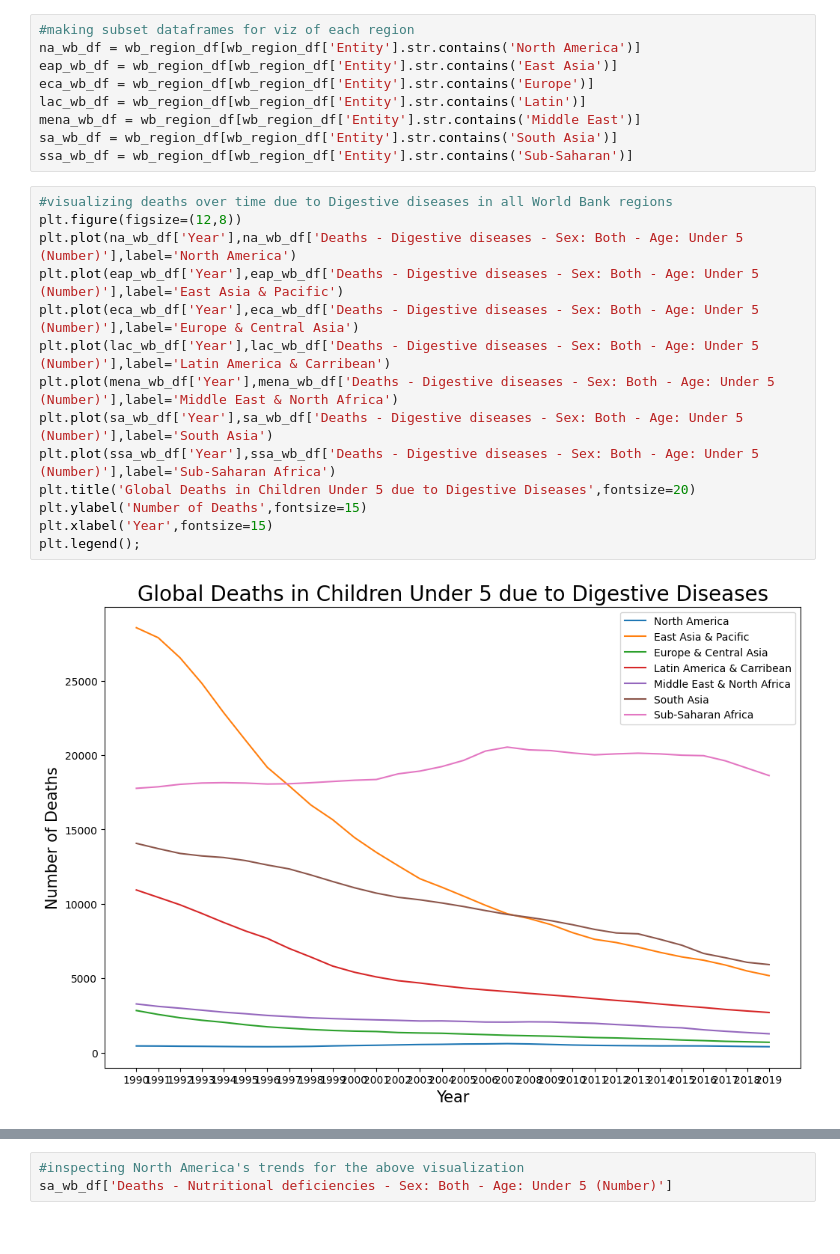
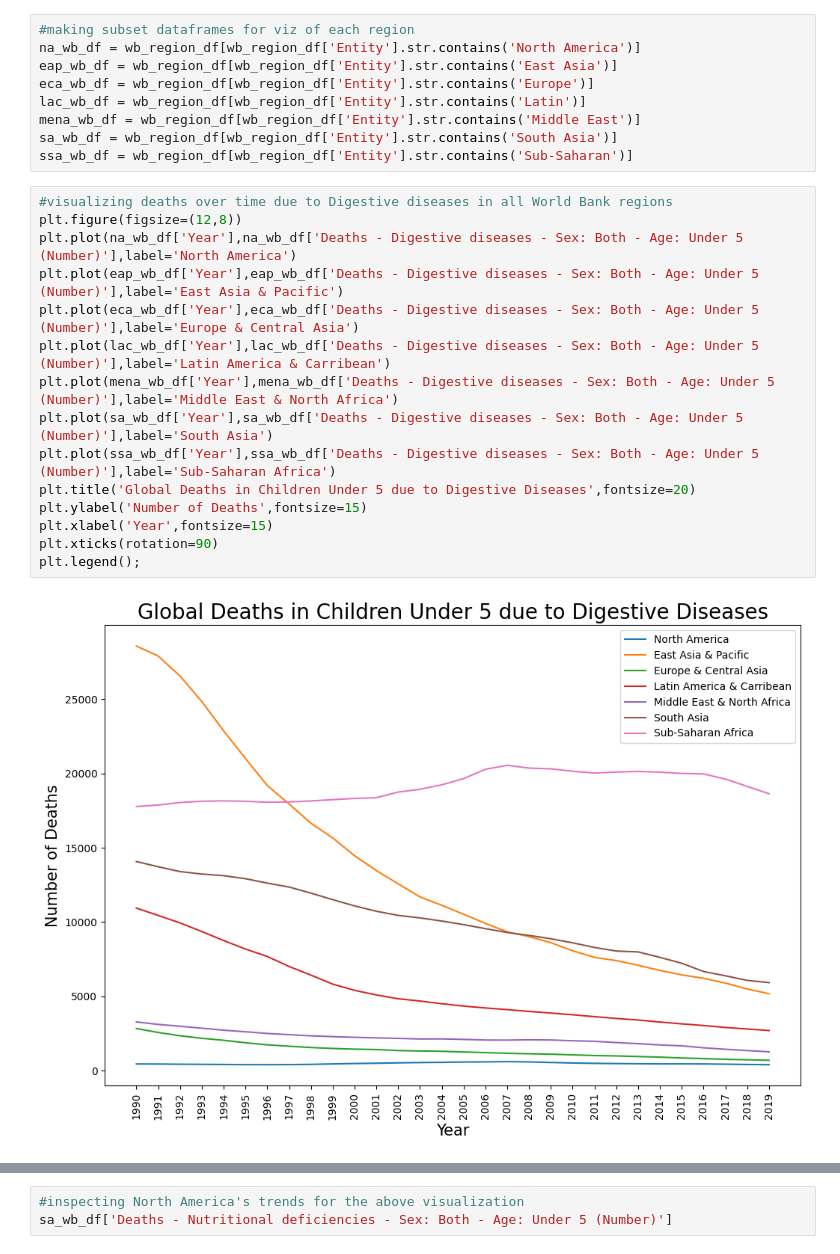
Before and after one commit to dantrainor9/Causes-of-Death, a Jupyter notebook: Causes_of_Death.ipynb, the cells around one changed output, grey strips where cells are left out. Drawn from its saved outputs; the diff is of its cells as text.

```diff
--- a/Causes_of_Death.ipynb
+++ b/Causes_of_Death.ipynb
@@ -194,19 +194,20 @@ ssa_wb_df = wb_region_df[wb_region_df['Entity'].str.contains('Sub-Saharan')]
 # %%
 #visualizing deaths over time due to Digestive diseases in all World Bank regions
 plt.figure(figsize=(12,8))
 plt.plot(na_wb_df['Year'],na_wb_df['Deaths - Digestive diseases - Sex: Both - Age: Under 5 (Number)'],label='North America')
 plt.plot(eap_wb_df['Year'],eap_wb_df['Deaths - Digestive diseases - Sex: Both - Age: Under 5 (Number)'],label='East Asia & Pacific')
 plt.plot(eca_wb_df['Year'],eca_wb_df['Deaths - Digestive diseases - Sex: Both - Age: Under 5 (Number)'],label='Europe & Central Asia')
 plt.plot(lac_wb_df['Year'],lac_wb_df['Deaths - Digestive diseases - Sex: Both - Age: Under 5 (Number)'],label='Latin America & Carribean')
 plt.plot(mena_wb_df['Year'],mena_wb_df['Deaths - Digestive diseases - Sex: Both - Age: Under 5 (Number)'],label='Middle East & North Africa')
 plt.plot(sa_wb_df['Year'],sa_wb_df['Deaths - Digestive diseases - Sex: Both - Age: Under 5 (Number)'],label='South Asia')
 plt.plot(ssa_wb_df['Year'],ssa_wb_df['Deaths - Digestive diseases - Sex: Both - Age: Under 5 (Number)'],label='Sub-Saharan Africa')
 plt.title('Global Deaths in Children Under 5 due to Digestive Diseases',fontsize=20)
 plt.ylabel('Number of Deaths',fontsize=15)
 plt.xlabel('Year',fontsize=15)
+plt.xticks(rotation=90)
 plt.legend();
 # %% [output]
-[figure, old version]
+[figure, new version]
 # %%
 #visualizing deaths over time due to Diabetes in all World Bank regions
 plt.figure(figsize=(12,8))
```
Also changed, not shown: parts of 4 cells of this notebook.
